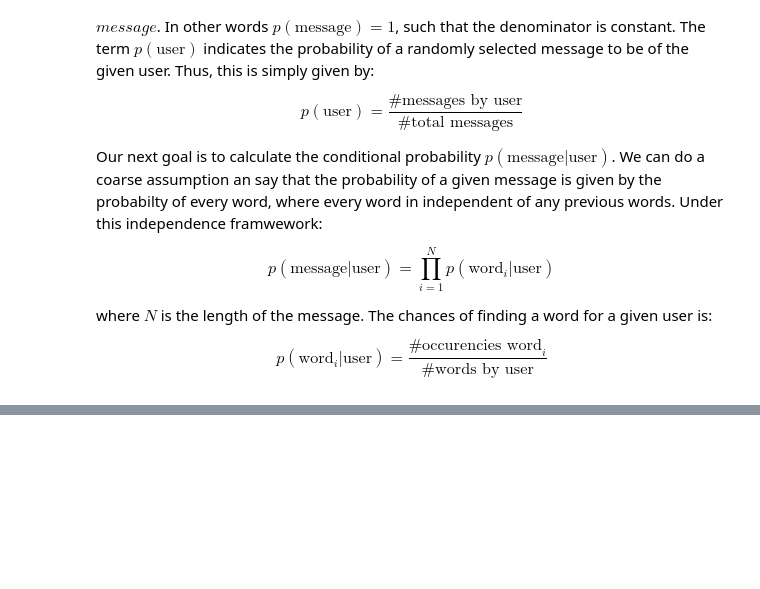
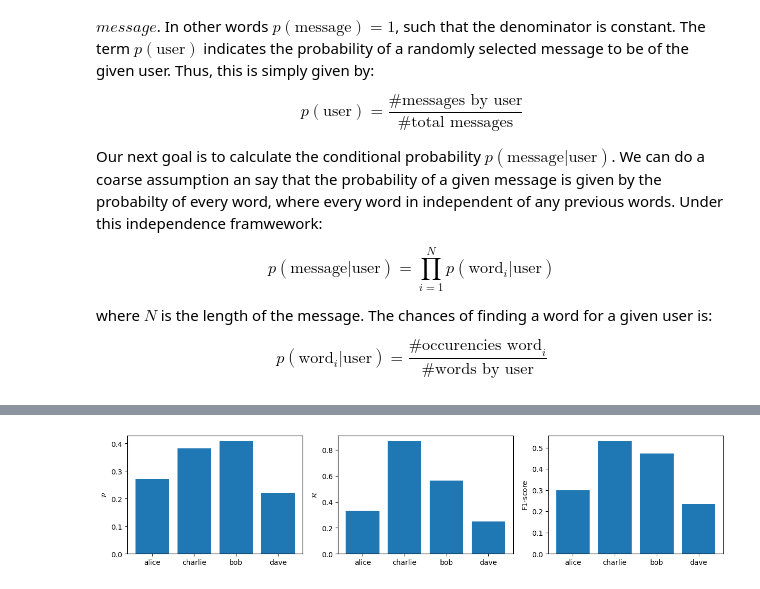
Before and after one commit to pastranacl/naive_bayes_whatsapp_group, a Jupyter notebook: naive_bayes_whatsapp_analysis.ipynb, the cells around one changed output, grey strips where cells are left out. Cells and saved outputs as stored; diff of their text form; code cells hidden in the pictures; blank space fills up the shorter version.

Commit message:
Precission-recall analysis

```diff
--- a/naive_bayes_whatsapp_analysis.ipynb
+++ b/naive_bayes_whatsapp_analysis.ipynb
@@ -325,0 +360,62 @@ evaluate_cross_validation(messages_xval, members_msg_xval, members, num_messages
+# %%
+def calc_precission_recall(classification_dict_matrix, members, plot_prf=True):
+    """
+
+
+    """
+    n_member = len(members)
+
+    precission_dict = {member: 0 for member in members}
+    recall_dict = {member: 0 for member in members}
+    f1_score_dict = {member: 0 for member in members}
+
+    for member in members:
+        true_positives = classification_dict_matrix[member][member]
+
+        # Calculate all positives
+        all_positives = 0
+
+        for i in members:
+            for j in members:
+                if i==member or j==member:
+                    all_positives += classification_dict_matrix[i][j]
+
+        precission_dict[member] = true_positives/all_positives
+
+
+        # Calculate false negatives
+        false_negatives = 0
+        for m in members:
+            if m != member:
+                false_negatives += classification_dict_matrix[member][m]
+
+        recall_dict[member] = true_positives/(true_positives + false_negatives)
+
+
+        f1_score_dict[member] = 2*(recall_dict[member] * precission_dict[member] )/( precission_dict[member]  + recall_dict[member] )
+
+    #Plot routines
+    if plot_prf==True:
+
+
+        precission = np.array([precission_dict[m] for m in members])
+        recall = np.array([recall_dict[m] for m in members])
+        f1 = np.array([f1_score_dict[m] for m in members])
+
+        import matplotlib.pyplot as plt
+
+        fig, (ax_p, ax_r, ax_f1) = plt.subplots(1, 3, figsize=(15, 3))
+
+        ax_p.bar(members, precission)
+        ax_p.set_ylabel(r"$\mathcal{P}$")
+
+        ax_r.bar(members, recall)
+        ax_r.set_ylabel(r"$\mathcal{R}$")
+
+        ax_f1.bar(members, f1)
+        ax_f1.set_ylabel(r"$\text{F1-score}$")
+
+
+calc_precission_recall(classification_dict_matrix, members)
+# %% [output]
+[figure, added]
```
Also changed, not shown: parts of 4 cells of this notebook.
